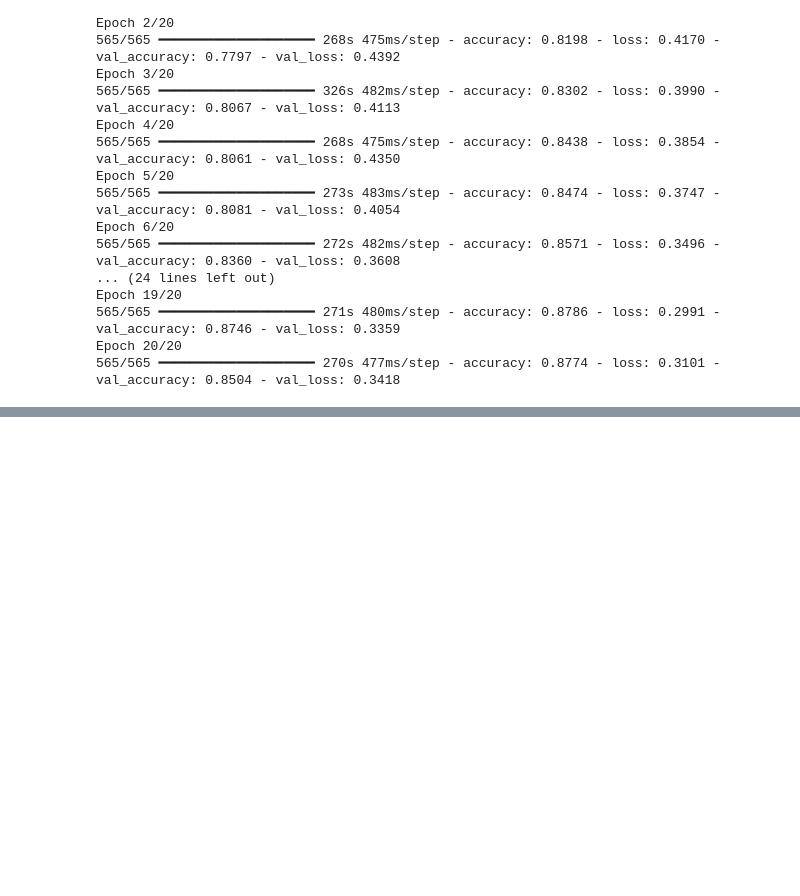
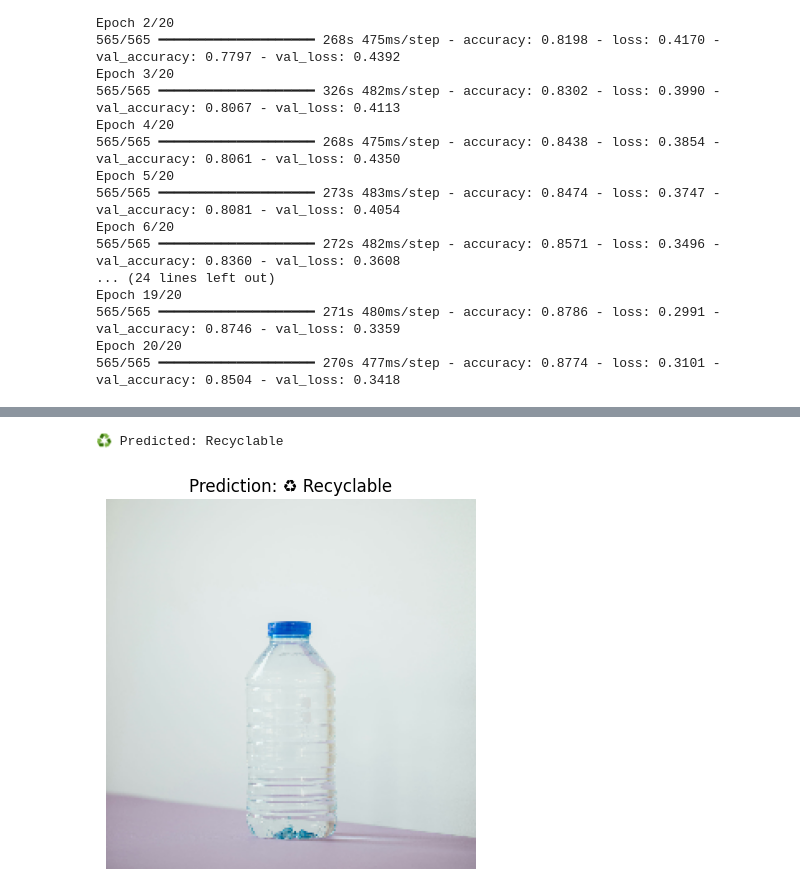
Before and after one commit to IT22283344/DL_Assignment, a Jupyter notebook: DL_assignmnet_2.ipynb, the cells around one changed output, grey strips where cells are left out. Drawn from its saved outputs; the diff is of its cells as text; code cells hidden in the pictures; blank space fills up the shorter version.

```diff
--- a/DL_assignmnet_2.ipynb
+++ b/DL_assignmnet_2.ipynb
@@ -162,0 +277,12 @@ Epoch 20/20
+# %%
+# Path to your test image (can be from Drive or uploaded to Colab)
+img_path = '/content/drive/MyDrive/SE4050/plastic_bottle.jpeg'
+
+# Load and preprocess image
+img = image.load_img(img_path, target_size=(224, 224))
+img_array = image.img_to_array(img)
+img_array = np.expand_dims(img_array, axis=0)
+img_array = img_array / 255.0  # rescale like during training
+# %%
+prediction = model.predict(img_array)
+print("Raw model output:", prediction)
@@ -162,0 +292,17 @@ Epoch 20/20
+# %%
+if prediction[0][0] > 0.5:
+    print("♻️ Predicted: Recyclable")
+else:
+    print("🍂 Predicted: Organic")
+# %% [output]
+♻️ Predicted: Recyclable
+# %%
+import matplotlib.pyplot as plt
+
+plt.imshow(img)
+plt.axis('off')
+label = "♻️ Recyclable" if prediction[0][0] > 0.5 else "🍂 Organic"
+plt.title(f"Prediction: {label}")
+plt.show()
+# %% [output]
+[figure, added]
```
Also changed, not shown: parts of 18 cells of this notebook.
